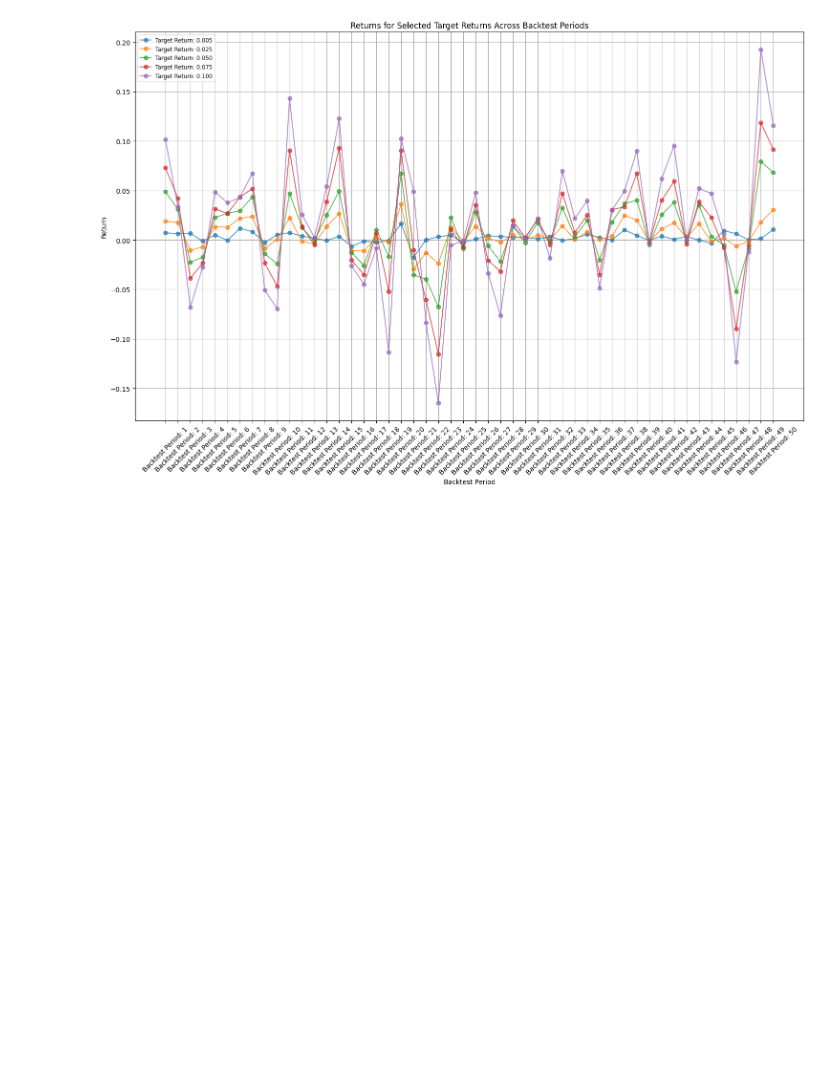
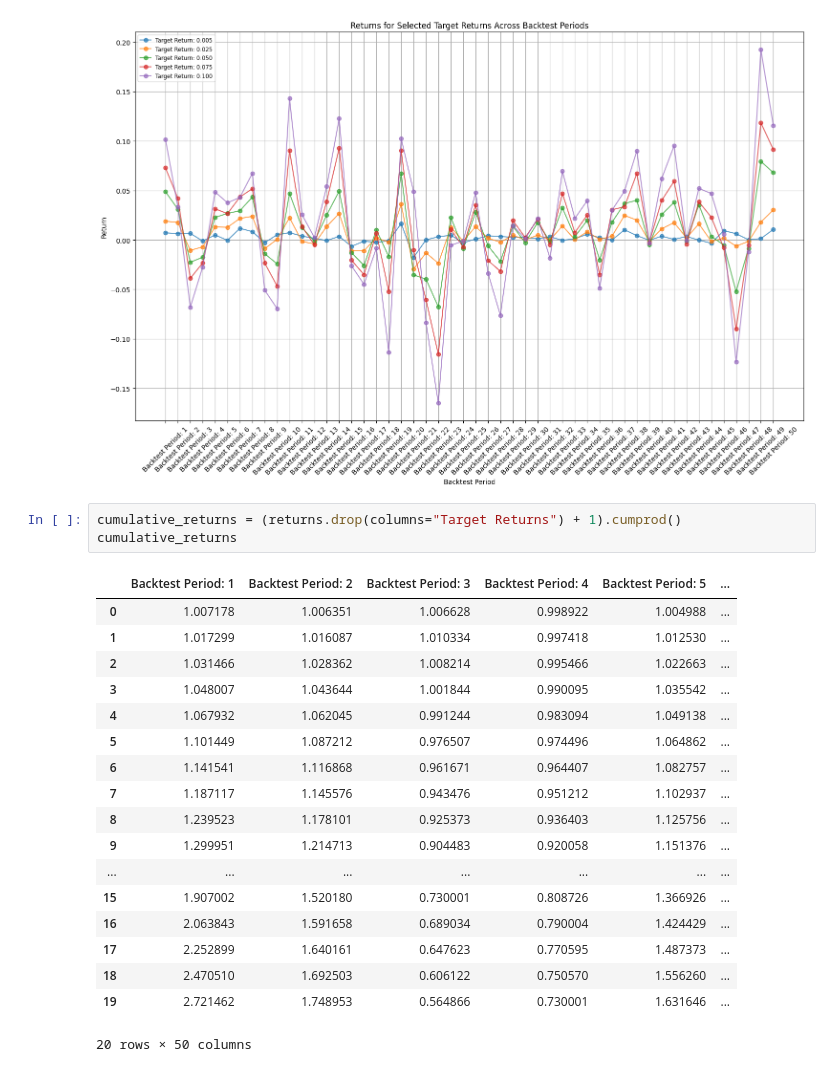
Before and after one commit to 97continuum/Portfolio_Optimizer_CPP, a Jupyter notebook: src/python/visualization.ipynb, the cells around one changed output. Drawn from its saved outputs; the diff is of its cells as text; blank space fills up the shorter version.

```diff
--- a/src/python/visualization.ipynb
+++ b/src/python/visualization.ipynb
@@ -123,3 +123,25 @@ plt.tight_layout()  # Adjust layout to fit everything
 plt.show()
 # %% [output]
 [figure]
+# %%
+cumulative_returns = (returns.drop(columns="Target Returns") + 1).cumprod()
+cumulative_returns
+# %% [output]
+|  | Backtest Period: 1 | Backtest Period: 2 | Backtest Period: 3 | Backtest Period: 4 | Backtest Period: 5 | ... |
+| 0 | 1.007178 | 1.006351 | 1.006628 | 0.998922 | 1.004988 | ... |
+| 1 | 1.017299 | 1.016087 | 1.010334 | 0.997418 | 1.012530 | ... |
+| 2 | 1.031466 | 1.028362 | 1.008214 | 0.995466 | 1.022663 | ... |
+| 3 | 1.048007 | 1.043644 | 1.001844 | 0.990095 | 1.035542 | ... |
+| 4 | 1.067932 | 1.062045 | 0.991244 | 0.983094 | 1.049138 | ... |
+| 5 | 1.101449 | 1.087212 | 0.976507 | 0.974496 | 1.064862 | ... |
+| 6 | 1.141541 | 1.116868 | 0.961671 | 0.964407 | 1.082757 | ... |
+| 7 | 1.187117 | 1.145576 | 0.943476 | 0.951212 | 1.102937 | ... |
+| 8 | 1.239523 | 1.178101 | 0.925373 | 0.936403 | 1.125756 | ... |
+| 9 | 1.299951 | 1.214713 | 0.904483 | 0.920058 | 1.151376 | ... |
+| ... | ... | ... | ... | ... | ... | ... |
+| 15 | 1.907002 | 1.520180 | 0.730001 | 0.808726 | 1.366926 | ... |
+| 16 | 2.063843 | 1.591658 | 0.689034 | 0.790004 | 1.424429 | ... |
+| 17 | 2.252899 | 1.640161 | 0.647623 | 0.770595 | 1.487373 | ... |
+| 18 | 2.470510 | 1.692503 | 0.606122 | 0.750570 | 1.556260 | ... |
+| 19 | 2.721462 | 1.748953 | 0.564866 | 0.730001 | 1.631646 | ... |
+20 rows × 50 columns
```
Also changed, not shown: parts of 2 cells of this notebook.
